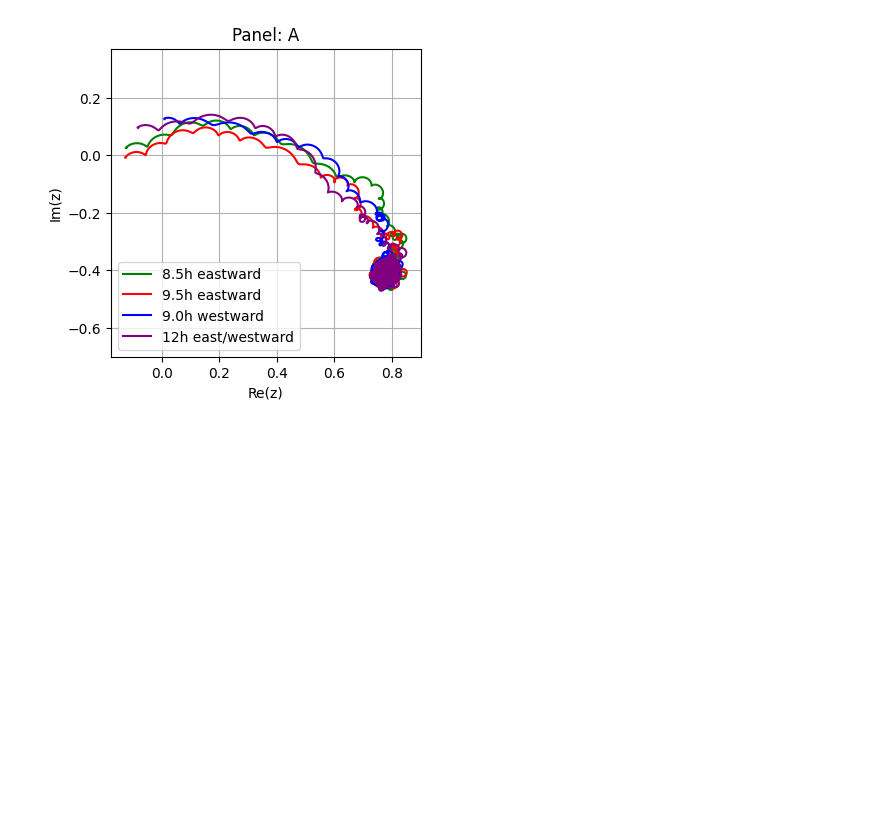
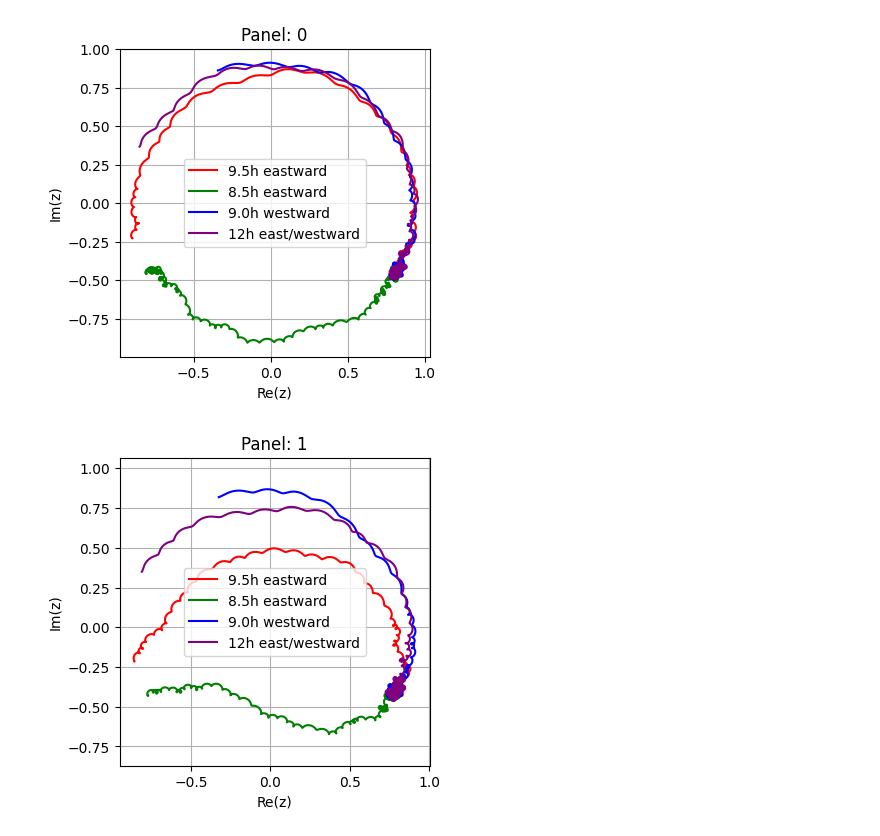
Before and after one commit to EricW358/GazzolaLabMLProject, a Jupyter notebook: Oscillatory-Neuron Simulation.ipynb, the cells around one changed output. Drawn from its saved outputs; the diff is of its cells as text; code cells hidden in the pictures; blank space fills up the shorter version.

```diff
--- a/Oscillatory-Neuron Simulation.ipynb
+++ b/Oscillatory-Neuron Simulation.ipynb
@@ -21,14 +21,13 @@ def run_sim(K, F, Delta, p1, p2, omega_0, tau, sigma, random_seed=214040893):
     '''
 
     oscillators = NeuronGroup(N, eqs, method='euler')
-    oscillators.Theta = 'rand()*2*pi'  # random initial phase
+    oscillators.Theta = 'rand()*2*pi/240'  # random initial phase
     oscillators.p = p1
 
 
     #CHANGE THIS TO ANOTHER VALUE
     lorentzian_omegas = omega_0 + Delta * np.tan(np.pi * (np.random.rand(N) - 0.5))
     oscillators.omega = lorentzian_omegas
-    #oscillators.Theta = p1
 
 
     connections = Synapses(oscillators, oscillators,
@@ -51,39 +50,42 @@ def run_sim(K, F, Delta, p1, p2, omega_0, tau, sigma, random_seed=214040893):
     def compute_z():
         # Calculate z(t) using the current phases
         z = np.mean(np.exp(1j * (oscillators.Theta[:] - (sigma * defaultclock.t) - p2)))
-        z_values.append(z)
+        if defaultclock.t > tau:
+            z_values.append(z)
 
     net = Network(oscillators, connections, mon, compute_z, update_p)
-    net.run(10*second)
+    net.run(20*second)
 
     return z_values
 # %%
-# Example parameters
-Delta = 1 * Hz  # Width of the Lorentzian distribution
-K = 4.5 * Delta      # Coupling strength
-F = 3.5 * Delta # Amplitude of external driving force
-sigma = 2*pi/(24*3600)*Hz
-Omega = 1.4 * Delta
-omega_0 = sigma - Omega
-initial_p2 = [9.5, 8.5, -9, -12]
-colors = ['green', 'red', 'blue', 'purple']  # Colors for each travel point
-labels = ['8.5h eastward', '9.5h eastward', '9.0h westward', '12h east/westward']
+initial_values = [[10.0, 3.5, 1.4], [4.5, 3.5, 1.4]]
+sigma = 2*pi/(24)*Hz
+Delta = sigma
+for count, arr in enumerate(initial_values):
+    K = arr[0] * Delta      # Coupling strength
+    F = arr[1] * Delta # Amplitude of external driving force
+    Omega = arr[2] * Delta
+    omega_0 = sigma - Omega
+    initial_p2 = [9.5, 8.5, -9, -12]
+    colors = ['red', 'green', 'blue', 'purple']  # Colors for each travel point
+    labels = ['9.5h eastward', '8.5h eastward', '9.0h westward', '12h east/westward']
 
-tau = 0*second  # Time of travel
-plt.figure(figsize=(4, 4))
-for i, p2 in enumerate(initial_p2):
-    real_p2 = p2 * (2 * pi) / 24
-    z_final = run_sim(K, F, Delta, 0, real_p2, omega_0, tau, sigma)
-    z_real = np.real(z_final)
-    z_imag = np.imag(z_final)
-    plt.plot(z_real, z_imag, label=labels[i], color=colors[i])
-# Labels and formatting
-plt.xlabel("Re(z)")
-plt.ylabel("Im(z)")
-plt.title(f"Panel: A")
-plt.legend()
-plt.axis("equal")
-plt.grid()
+    tau = 2*second  # Time of travel
+    plt.figure(figsize=(4, 4))
+    for i, p2 in enumerate(initial_p2):
+        real_p2 = p2 * (2 * pi) / 24
+        z_final = run_sim(K, F, Delta, 0, real_p2, omega_0, tau, sigma)
+        z_real = np.real(z_final)
+        z_imag = np.imag(z_final)
+        plt.plot(z_real, z_imag, label=labels[i], color=colors[i])
+    # Labels and formatting
+    plt.xlabel("Re(z)")
+    plt.ylabel("Im(z)")
+    plt.title(f"Panel: {count}")
+    plt.legend()
+    plt.axis("equal")
+    plt.grid()
 plt.show()
 # %% [output]
-[figure, old version]
+[figure, new version]
+[figure, added]
```
